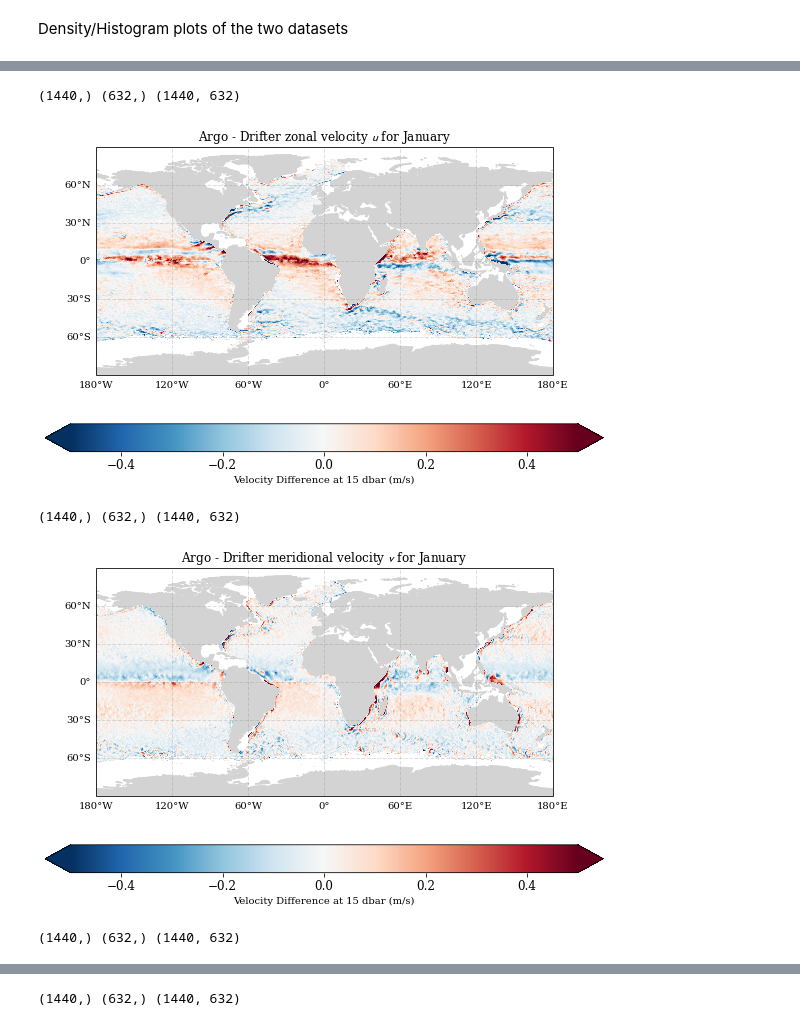
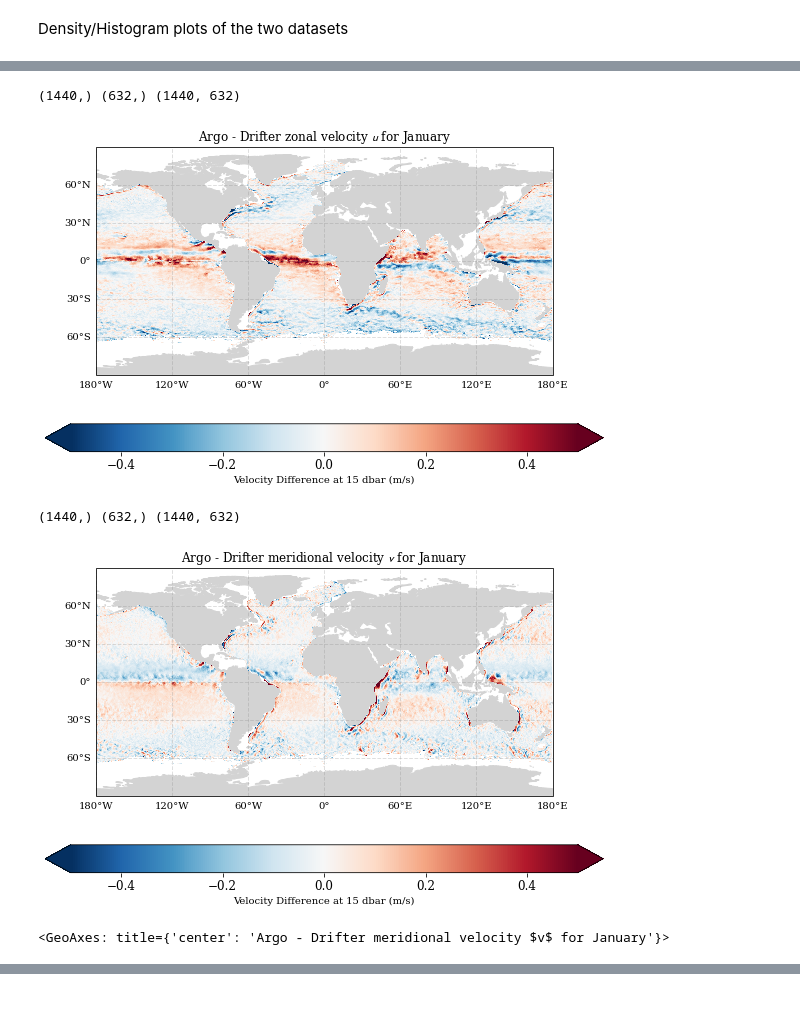
Before and after one commit to annabelwade/aies-argo, a Jupyter notebook: compare_drifter_argo_climatology.ipynb, the cells around one changed output, grey strips where cells are left out. Drawn from its saved outputs; the diff is of its cells as text; code cells hidden in the pictures.

```diff
--- a/compare_drifter_argo_climatology.ipynb
+++ b/compare_drifter_argo_climatology.ipynb
@@ -135,6 +143,7 @@ Drifter dataset longitude range after adjustment:  -179.875 179.875
 Argo dataset at 10 dbar longitude range:  -180.0 179.75
 # %%
 # take the mean of the Argo dataset at 10 dbar and 20 dbar
+argo_lats = argo_ds_10dbar.latitude.values; argo_lons=  argo_ds_10dbar.longitude.values
 argo_ds_15dbar_u = (argo_ds_10dbar.u.values + argo_ds_20dbar.u.values) / 2
 argo_ds_15dbar_v = (argo_ds_10dbar.v.values + argo_ds_20dbar.v.values) / 2
 argo_ds_15dbar_u = argo_ds_15dbar_u.squeeze().T
@@ -250,8 +247,9 @@ intrp_argo_to_drifter_u first 5 values:  [[        nan         nan         nan -
 # %%
-intrp_argo_drifter_u_diff = intrp_argo_u - drifter_ds_u
-intrp_argo_drifter_v_diff = intrp_argo_v - drifter_ds_v
-def plot_1d_diff_field(diff_arr, latitudes, longitudes, title, cmap=cmocean.cm.balance, vmin=None, vmax=None, month=1, lognorm=None):
-    ax = map_params(figsize=(10,6))
+def plot_1d_diff_field(diff_arr, latitudes, longitudes, title, cmap=cmocean.cm.balance, vmin=None, vmax=None, month=1, lognorm=None, premade_ax=False):
+    if not premade_ax:
+        ax = map_params(figsize=(10,6))
+    else:
+        ax=premade_ax
     ax.set_title(title, fontsize=12)
 
     print(longitudes.shape, latitudes.shape, diff_arr[month-1,:,:].shape)
@@ -264,7 +262,31 @@ def plot_1d_diff_field(diff_arr, latitudes, longitudes, title, cmap=cmocean.cm.b
 
     extend = 'both' if vmin is not None and vmax is not None else 'neither'
     plt.colorbar(mesh, ax=ax, orientation='horizontal', label='Velocity Difference at 15 dbar (m/s)', extend=extend)
-    plt.show()
 
-latitudes = drifter_ds.latitude.values
-longitudes = drifter_ds.longitude.values
+    if not premade_ax:
+        plt.show()
+
+    return ax
+
+def plot_field(arr, latitudes, longitudes, title, cbar_label='Velocity at 15 m (m/s)', cmap=cmocean.cm.balance, vmin=None, vmax=None, month=1, lognorm=None, premade_ax=False, cbar=True):
+    if not premade_ax:
+        ax = map_params(figsize=(10,6))
+    else:
+        ax=premade_ax
+    ax.set_title(title, fontsize=12)
+
+    # print(longitudes.shape, latitudes.shape, arr[month-1,:,:].shape)
+    mesh = ax.pcolormesh(longitudes, latitudes, arr[month-1,:,:].T,
+                         cmap=cmap,
+                         transform=ccrs.PlateCarree(),
+                         vmin=vmin, vmax=vmax,
+                        #  norm=lognorm,
+                         shading='auto')  # 'auto' recommended to avoid warning
+    if cbar:
+        extend = 'both' if vmin is not None and vmax is not None else 'neither'
+        plt.colorbar(mesh, ax=ax, orientation='horizontal', label=cbar_label, extend=extend)
+
+    if not premade_ax: # if the ax was premade, it will be shown outside of the function
+        plt.show()
+
+    return ax
@@ -304,16 +457,15 @@ plt.show()
 # %%
-# from matplotlib.colors import LogNorm
 plot_1d_diff_field(intrp_argo_drifter_u_diff, latitudes, longitudes, f'Argo - Drifter zonal velocity $u$ for January', cmap='RdBu_r', vmin=-0.5, vmax=.5)
 plot_1d_diff_field(intrp_argo_drifter_v_diff, latitudes, longitudes, f'Argo - Drifter meridional velocity $v$ for January', cmap='RdBu_r', vmin=-.5, vmax=.5)
-plot_1d_diff_field(intrp_argo_drifter_u_diff, latitudes, longitudes, f'Argo - Drifter zonal velocity $u$ for January', cmap='RdBu_r', vmin=-1, vmax=1)
-plot_1d_diff_field(intrp_argo_drifter_v_diff, latitudes, longitudes, f'Argo - Drifter meridional velocity $v$ for January', cmap='RdBu_r', vmin=-1, vmax=1)
+# plot_1d_diff_field(intrp_argo_drifter_u_diff, latitudes, longitudes, f'Argo - Drifter zonal velocity $u$ for January', cmap='RdBu_r', vmin=-1, vmax=1)
+# plot_1d_diff_field(intrp_argo_drifter_v_diff, latitudes, longitudes, f'Argo - Drifter meridional velocity $v$ for January', cmap='RdBu_r', vmin=-1, vmax=1)
 # plot_1d_diff_field(argo_drifter_u_diff, latitudes, longitudes, f'Argo - Drifter zonal velocity $u$', cmap='RdBu_r', vmin=None, vmax=None)
 # plot_1d_diff_field(argo_drifter_v_diff, latitudes, longitudes, f'Argo - Drifter meridional velocity $v$', cmap='RdBu_r', vmin=None, vmax=None)
 # plot_1d_diff_field(argo_drifter_u_diff, latitudes, longitudes, f'Argo - Drifter zonal velocity $u$', cmap='RdBu_r', lognorm=LogNorm()) #vmin=-2, vmax=2
 # plot_1d_diff_field(argo_drifter_v_diff, latitudes, longitudes, f'Argo - Drifter meridional velocity $v$', cmap='RdBu_r', lognorm=LogNorm()) #vmin=-1.5, vmax=1.5
 # %% [output]
 (1440,) (632,) (1440, 632)
-[figure, old version]
+[figure, new version]
 (1440,) (632,) (1440, 632)
-[figure, old version]
+[figure, new version]
-(1440,) (632,) (1440, 632)
+<GeoAxes: title={'center': 'Argo - Drifter meridional velocity $v$ for January'}>
@@ -321 +471,0 @@ plot_1d_diff_field(intrp_argo_drifter_v_diff, latitudes, longitudes, f'Argo - Dr
-(1440,) (632,) (1440, 632)
```
Also changed, not shown: parts of 17 cells of this notebook.
